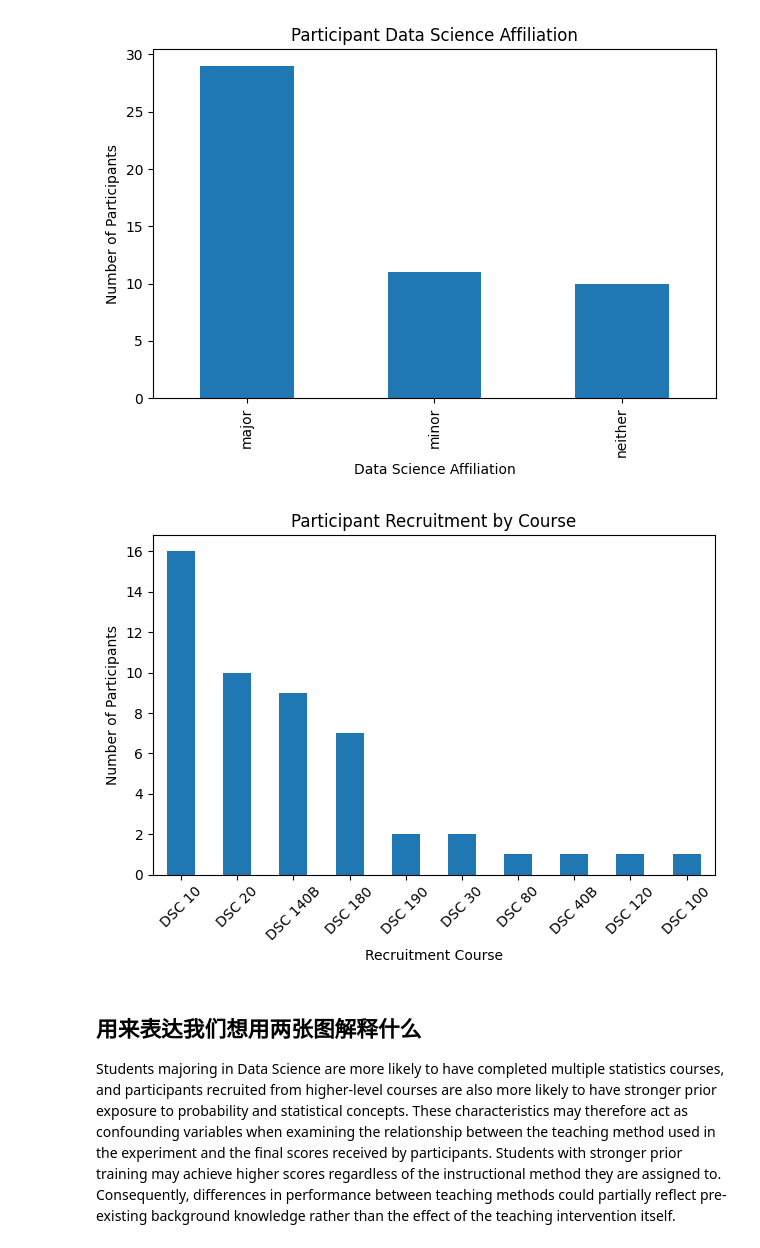
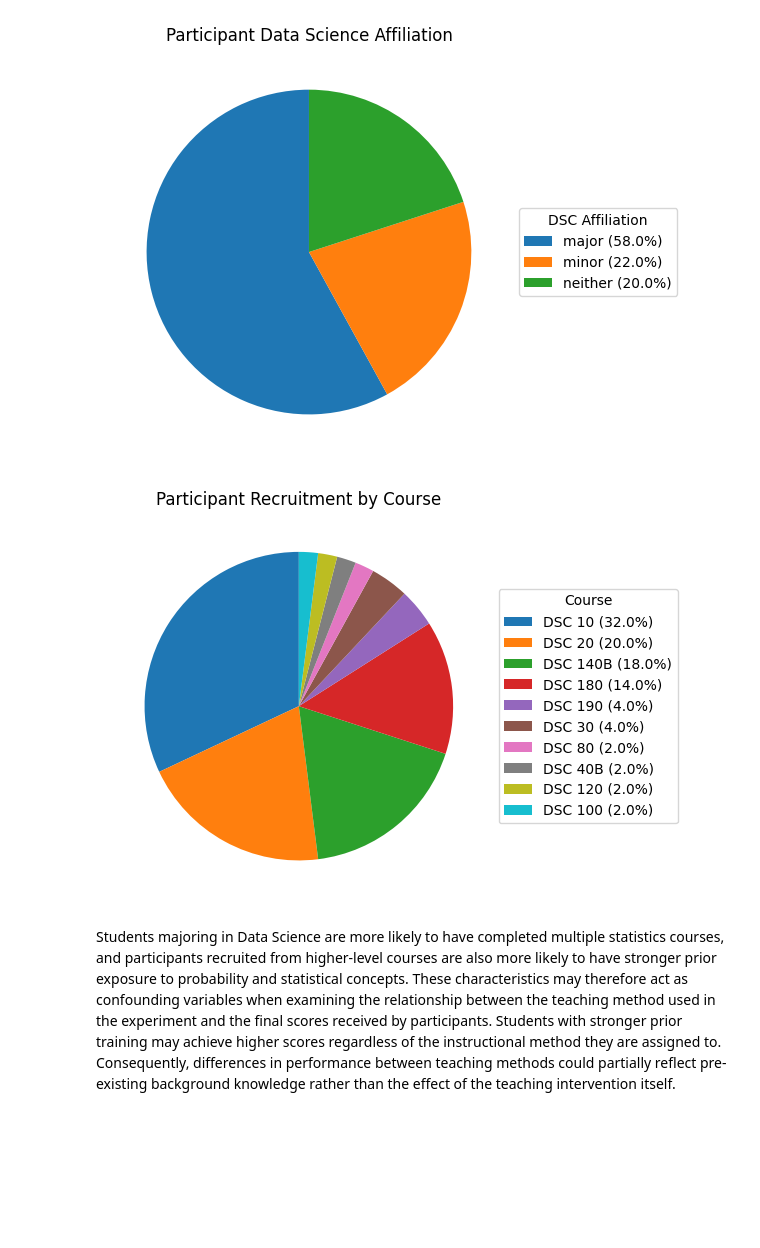
Before and after one commit to SaintHades/Simulation-coding-exercises-for-teaching-probability-theory, a Jupyter notebook: intake_form.ipynb, the cells around one changed output. Drawn from its saved outputs; the diff is of its cells as text; code cells hidden in the pictures; blank space fills up the shorter version.

```diff
--- a/intake_form.ipynb
+++ b/intake_form.ipynb
@@ -6,42 +5,61 @@ import pandas as pd
 
 df = pd.read_csv("data/cleaned/intake_form.csv")
 # %%
-# Load the dataset and create several bar plots for key variables
 import matplotlib.pyplot as plt
-
 import pandas as pd
 
 df = pd.read_csv("data/cleaned/intake_form.csv")
 
-# 2. Bar plot for Data Science affiliation
+#Pie chart: Data Science affiliation
 aff_counts = df['dsc_affiliation'].value_counts()
+aff_labels = [f"{label} ({count / aff_counts.sum() * 100:.1f}%)" for label, count in zip(aff_counts.index, aff_counts)]
 
-plt.figure()
-aff_counts.plot(kind='bar')
-plt.xlabel("Data Science Affiliation")
-plt.ylabel("Number of Participants")
+plt.figure(figsize=(6,6))
+wedges, _ = plt.pie(
+    aff_counts,
+    startangle=90
+)
+
 plt.title("Participant Data Science Affiliation")
+
+plt.legend(
+    wedges,
+    aff_labels,
+    title="DSC Affiliation",
+    loc="center left",
+    bbox_to_anchor=(1, 0.5)
+)
+
 plt.tight_layout()
-plt.savefig("data/intake_analyze/data_science_affiliation.png", dpi=300)
+plt.savefig("data/intake_form/data_science_affiliation.png", dpi=300)
 plt.show()
 
 
-# 3. Bar plot for recruitment source (courses)
+#Pie chart: Recruitment course
 course_counts = df['recruitment_source'].value_counts()
+course_labels = [f"{label} ({count / course_counts.sum() * 100:.1f}%)" for label, count in zip(course_counts.index, course_counts)]
 
-plt.figure()
-course_counts.plot(kind='bar')
-plt.xlabel("Recruitment Course")
-plt.ylabel("Number of Participants")
+plt.figure(figsize=(6,6))
+wedges, _ = plt.pie(
+    course_counts,
+    startangle=90
+)
+
 plt.title("Participant Recruitment by Course")
-plt.xticks(rotation=45)
+
+plt.legend(
+    wedges,
+    course_labels,
+    title="Course",
+    loc="center left",
+    bbox_to_anchor=(1, 0.5)
+)
+
 plt.tight_layout()
-plt.savefig("data/intake_analyze/recruitment_course_distribution.png", dpi=300)
+plt.savefig("data/intake_form/recruitment_course_distribution.png", dpi=300)
 plt.show()
-plt.show()
 # %% [output]
-[figure, old version]
+[figure, new version]
-[figure, old version]
+[figure, new version]
 # %% [markdown]
-## 用来表达我们想用两张图解释什么
 Students majoring in Data Science are more likely to have completed multiple statistics courses, and participants recruited from higher-level courses are also more likely to have stronger prior exposure to probability and statistical concepts. These characteristics may therefore act as confounding variables when examining the relationship between the teaching method used in the experiment and the final scores received by participants. Students with stronger prior training may achieve higher scores regardless of the instructional method they are assigned to. Consequently, differences in performance between teaching methods could partially reflect pre-existing background knowledge rather than the effect of the teaching intervention itself.
```
Also changed, not shown: parts of 1 cell of this notebook, 2 other files.
